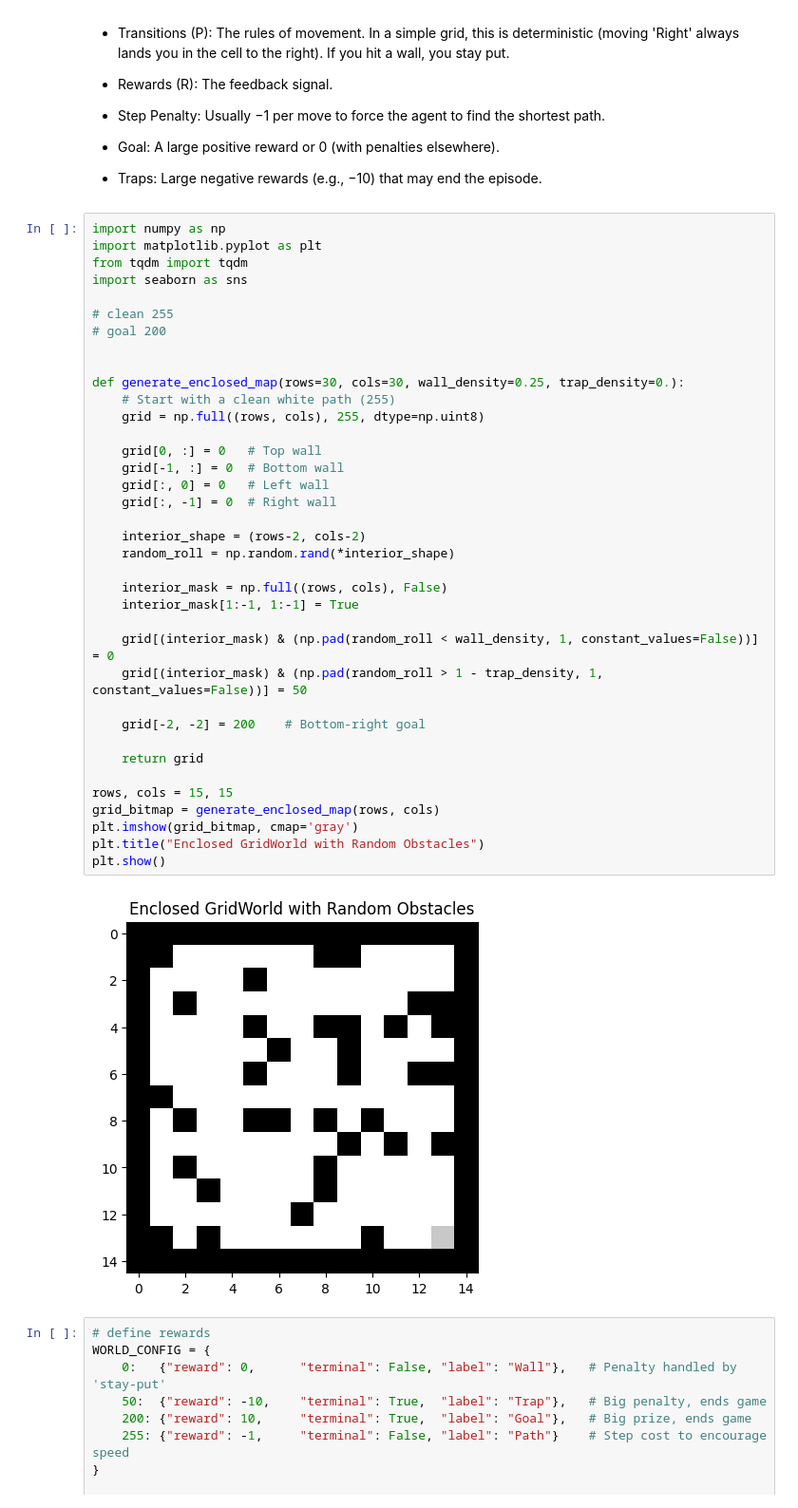
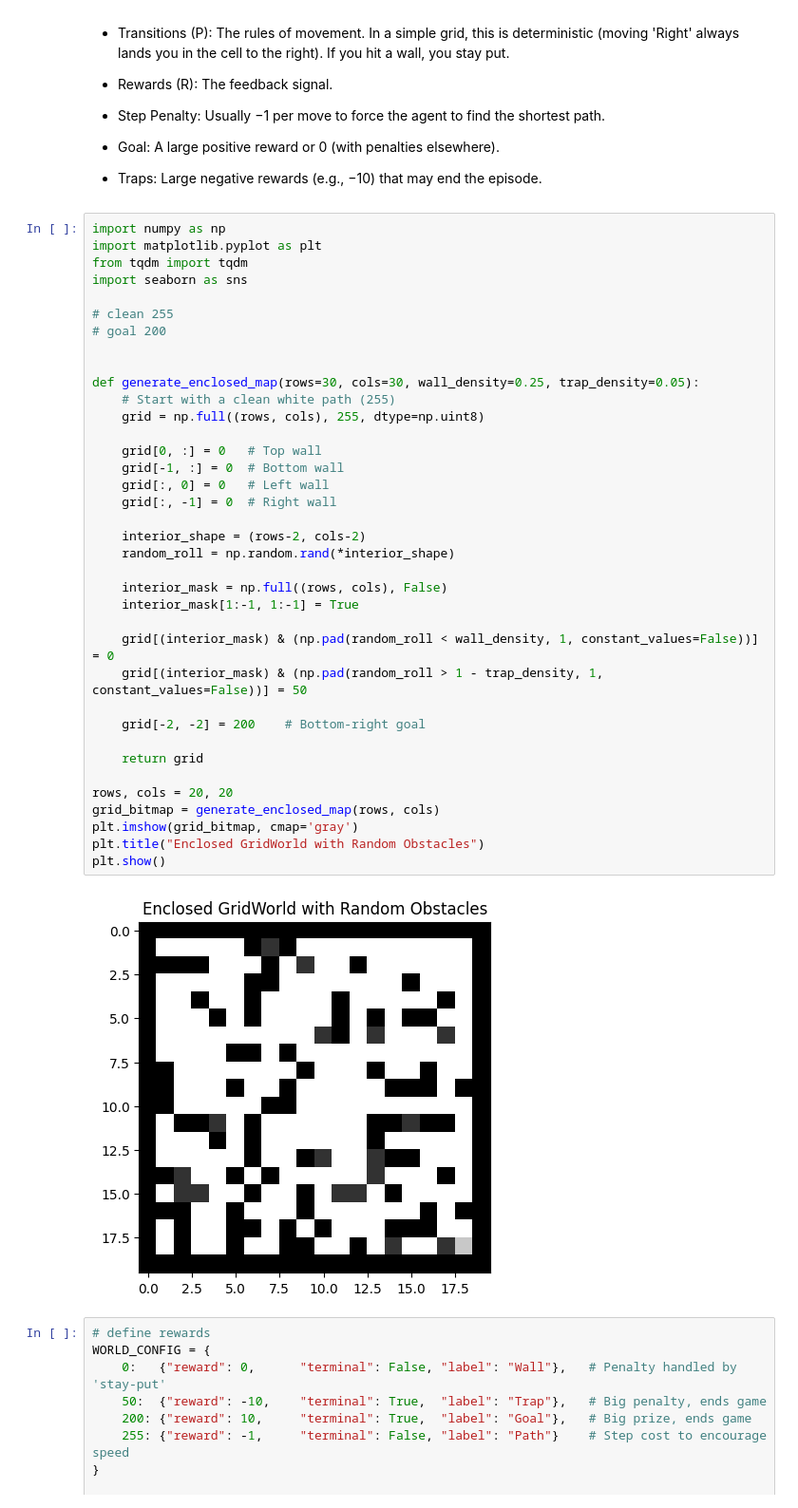
Before and after one commit to nickplas/Intro_to_ML_25-26, a Jupyter notebook: solutions/sol-08.ipynb, the cells around one changed output. Shown at 95% size. Drawn from its saved outputs; the diff is of its cells as text.

```diff
--- a/solutions/sol-08.ipynb
+++ b/solutions/sol-08.ipynb
@@ -30,36 +30,36 @@ import seaborn as sns
 # clean 255
 # goal 200
 
 
-def generate_enclosed_map(rows=30, cols=30, wall_density=0.25, trap_density=0.):
+def generate_enclosed_map(rows=30, cols=30, wall_density=0.25, trap_density=0.05):
     # Start with a clean white path (255)
     grid = np.full((rows, cols), 255, dtype=np.uint8)
 
     grid[0, :] = 0   # Top wall
     grid[-1, :] = 0  # Bottom wall
     grid[:, 0] = 0   # Left wall
     grid[:, -1] = 0  # Right wall
 
     interior_shape = (rows-2, cols-2)
     random_roll = np.random.rand(*interior_shape)
 
     interior_mask = np.full((rows, cols), False)
     interior_mask[1:-1, 1:-1] = True
 
     grid[(interior_mask) & (np.pad(random_roll < wall_density, 1, constant_values=False))] = 0
     grid[(interior_mask) & (np.pad(random_roll > 1 - trap_density, 1, constant_values=False))] = 50
 
     grid[-2, -2] = 200    # Bottom-right goal
 
     return grid
 
-rows, cols = 15, 15
+rows, cols = 20, 20
 grid_bitmap = generate_enclosed_map(rows, cols)
 plt.imshow(grid_bitmap, cmap='gray')
 plt.title("Enclosed GridWorld with Random Obstacles")
 plt.show()
 # %% [output]
-[figure, old version]
+[figure, new version]
 # %%
 # define rewards
 WORLD_CONFIG = {
```
Also changed, not shown: parts of 8 cells of this notebook, 2 other files.
